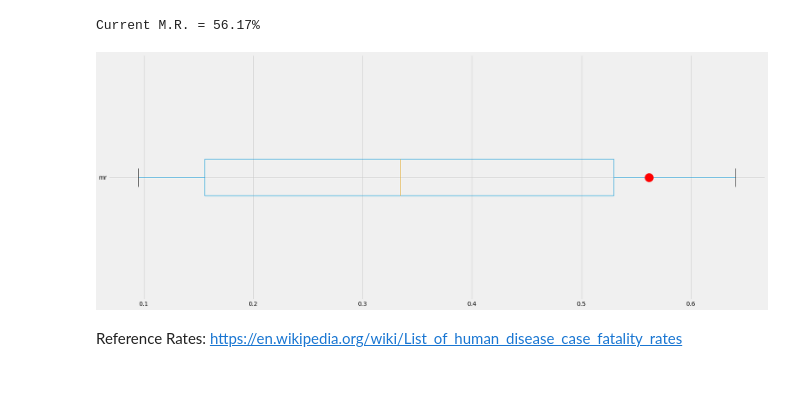
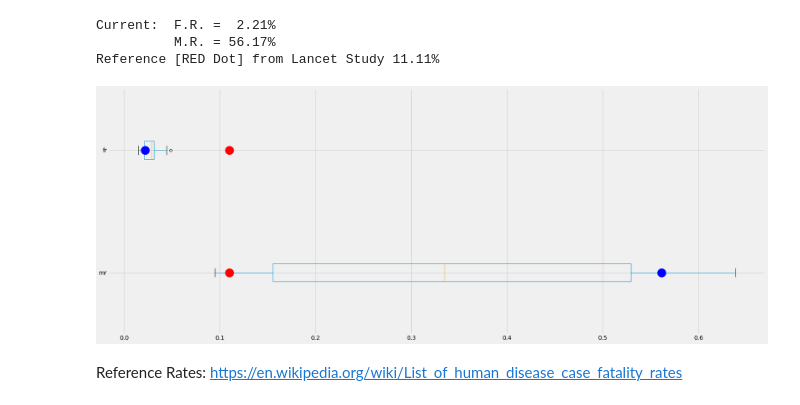
Before and after one commit to smtexas99/ncov19, a Jupyter notebook: ncov2019.ipynb, the cells around one changed output. Cells and saved outputs as stored; diff of their text form; code cells hidden in the pictures.

```diff
--- a/ncov2019.ipynb
+++ b/ncov2019.ipynb
@@ -212,9 +232,14 @@ c =  -2.8806352662349752
 
 df['mr'] = df.Deaths/(df.Deaths + df.Recovered)
 print()
-print('M.R.')
-print('****')
 df.mr.plot()
-plt.legend('MR')
+
+
+# FR % = Fatalities / Confirmed Cases
+
+df['fr'] = df.Deaths/(df['Cases Confirmed'])
+df.fr.plot()
+plt.legend()
+
 plt.show()
 # %% [output]
@@ -224,11 +247,22 @@ M.R.
 # %%
+#Boxplots
+
+b=df.fr[13]
+print('Current:  F.R. =  {:.2%}'.format(b))
 a=df.mr[13]
-print('Current M.R. = {:.2%}'.format(a))
-df.boxplot(column=['mr'], vert = False)
-plt.plot(a, [1], marker='o', markersize=20, color="red")
+print('          M.R. = {:.2%}'.format(a))
+print('Reference [RED Dot] from Lancet Study {:.2%}'.format(11/99))
+
+df.boxplot(column=['mr','fr'], vert = False)
+plt.plot(a, [1], marker='o', markersize=20, color="blue")
+plt.plot(b, [2], marker='o', markersize=20, color="blue")
+plt.plot(.11, [1], marker='o', markersize=20, color="Red")
+plt.plot(.11, [2], marker='o', markersize=20, color="Red")
 plt.show()
 # %% [output]
-Current M.R. = 56.17%
+Current:  F.R. =  2.21%
+          M.R. = 56.17%
+Reference [RED Dot] from Lancet Study 11.11%
-[figure, old version]
+[figure, new version]
 # %% [markdown]
 Reference Rates: https://en.wikipedia.org/wiki/List_of_human_disease_case_fatality_rates
```
Also changed, not shown: parts of 14 cells of this notebook.
